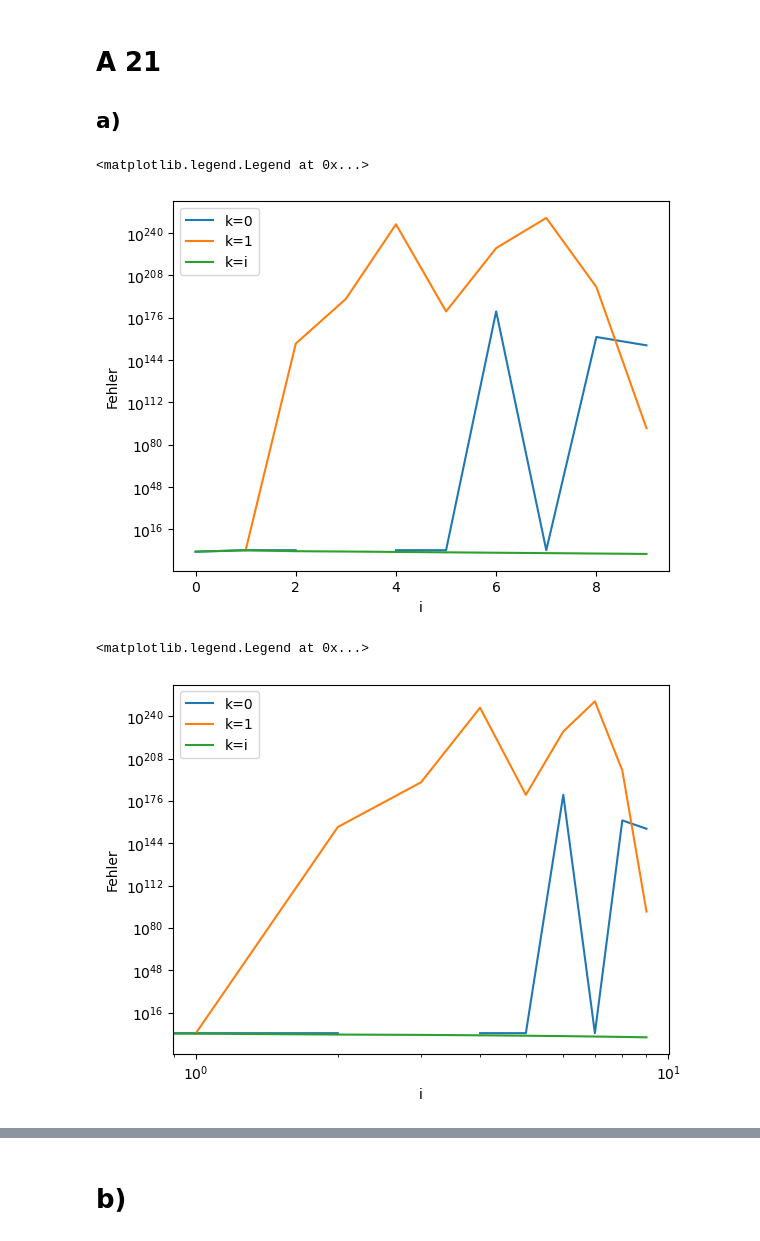
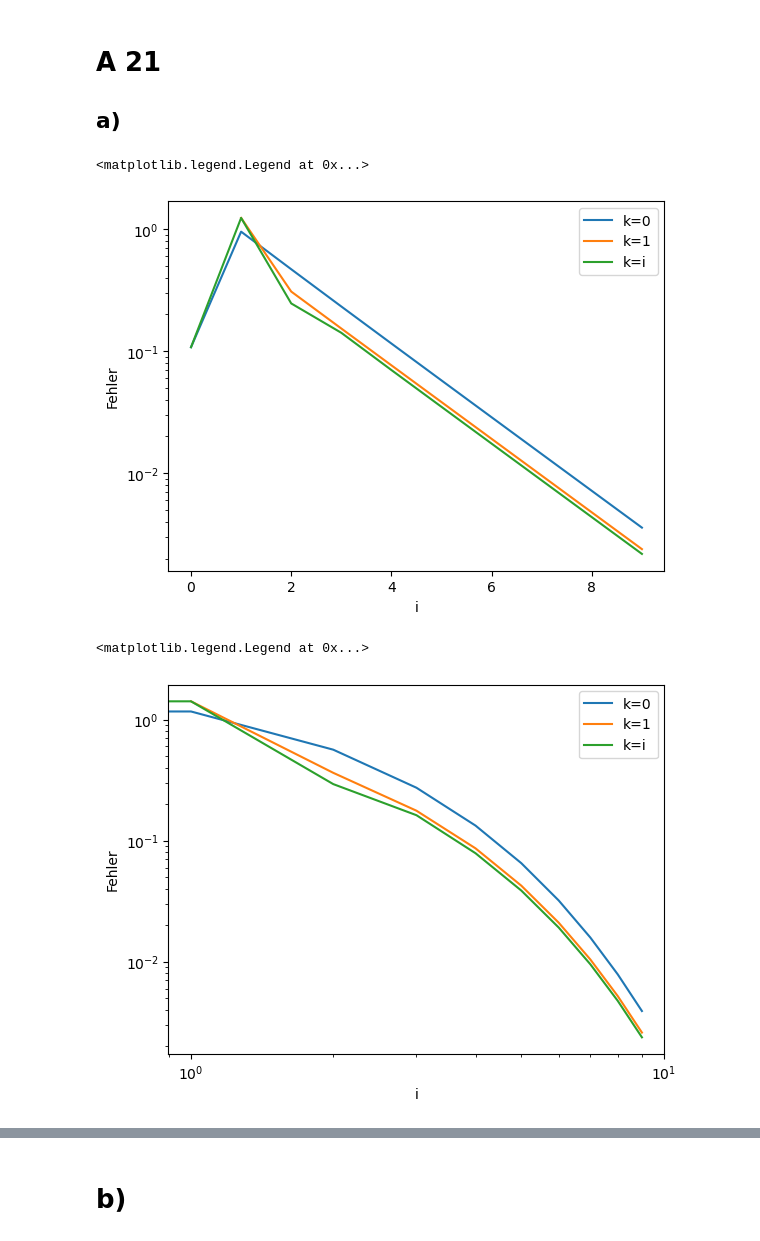
Before and after one commit to finndaut/24bnu, a Jupyter notebook: U07.ipynb, the cells around one changed output, grey strips where cells are left out. Drawn from its saved outputs; the diff is of its cells as text; code cells hidden in the pictures.

```diff
--- a/U07.ipynb
+++ b/U07.ipynb
@@ -31,35 +31,35 @@ def romberg(start):
 
     for n in n_range[1:10]:
         T_arr[n, 0] = 1/2 * (T_arr[n-1, 0] + m_n[n-1])
 
     for k in n_range[1:10]:
         T_arr[k:, k] = (4**k * T_arr[k:, k-1] - T_arr[k-1:-1,k-1]) / (4**k - 1)
 
 
     return T_arr
 
 
 
 import matplotlib.pyplot as plt
 
 
 start = 1.2
 error = abs(romberg(start) - intf(start))
 i_range = np.arange(0,10)
 
 
 fig, ax = plt.subplots()
 
 for k in [0,1]:
     plot_range = i_range[k:]
-    ax.semilogy(plot_range, error[k,plot_range], label='k=%i' %k)
+    ax.semilogy(plot_range, error[plot_range, k], label='k=%i' %k)
 
 ax.semilogy(i_range, error[i_range,i_range], label='k=i')
 ax.set(xlabel='i', ylabel='Fehler')
 ax.legend()
 # %% [output]
 <matplotlib.legend.Legend at 0x...>
-[figure, old version]
+[figure, new version]
 # %%
 import matplotlib.pyplot as plt
 
@@ -73,14 +73,14 @@ fig, ax = plt.subplots()
 
 for k in [0,1]:
     plot_range = i_range[k:]
-    ax.loglog(plot_range, error[k,plot_range], label='k=%i' %k)
+    ax.semilogy(plot_range, error[plot_range, k], label='k=%i' %k)
 
 ax.loglog(i_range, error[i_range,i_range], label='k=i')
 ax.set(xlabel='i', ylabel='Fehler')
 ax.legend()
 # %% [output]
 <matplotlib.legend.Legend at 0x...>
-[figure, old version]
+[figure, new version]
 # %%
 import matplotlib.pyplot as plt
 
```
Also changed, not shown: parts of 3 cells of this notebook.
